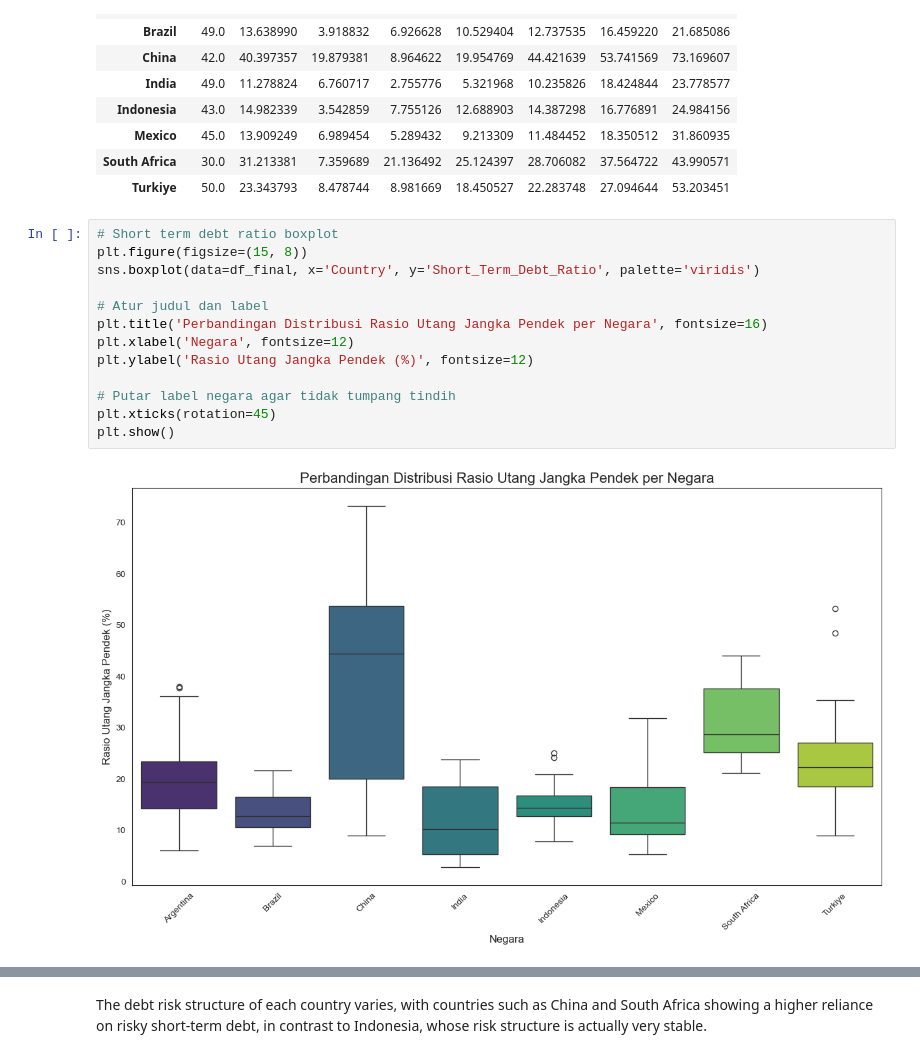
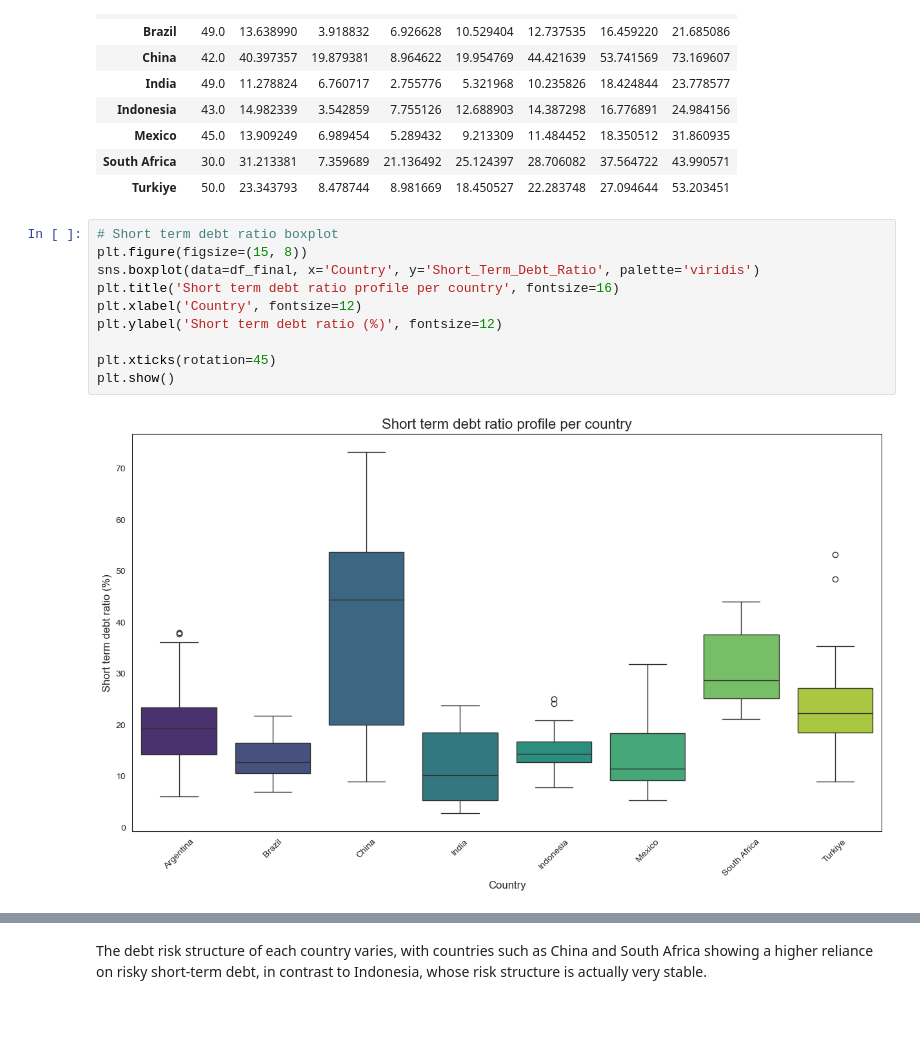
Before and after one commit to hillalhar/EDA-Global-Debt, a Jupyter notebook: debt-eda.ipynb, the cells around one changed output, grey strips where cells are left out. Cells and saved outputs as stored; diff of their text form; blank space fills up the shorter version.

```diff
--- a/debt-eda.ipynb
+++ b/debt-eda.ipynb
@@ -362,16 +359,13 @@ Short term debt Ratio per country
 # %%
 # Short term debt ratio boxplot
 plt.figure(figsize=(15, 8))
 sns.boxplot(data=df_final, x='Country', y='Short_Term_Debt_Ratio', palette='viridis')
+plt.title('Short term debt ratio profile per country', fontsize=16)
+plt.xlabel('Country', fontsize=12)
+plt.ylabel('Short term debt ratio (%)', fontsize=12)
 
-# Atur judul dan label
-plt.title('Perbandingan Distribusi Rasio Utang Jangka Pendek per Negara', fontsize=16)
-plt.xlabel('Negara', fontsize=12)
-plt.ylabel('Rasio Utang Jangka Pendek (%)', fontsize=12)
-
-# Putar label negara agar tidak tumpang tindih
 plt.xticks(rotation=45)
 plt.show()
 # %% [output]
-[figure, old version]
+[figure, new version]
 # %%
```
Also changed, not shown: parts of 18 cells of this notebook, 22 other files.
